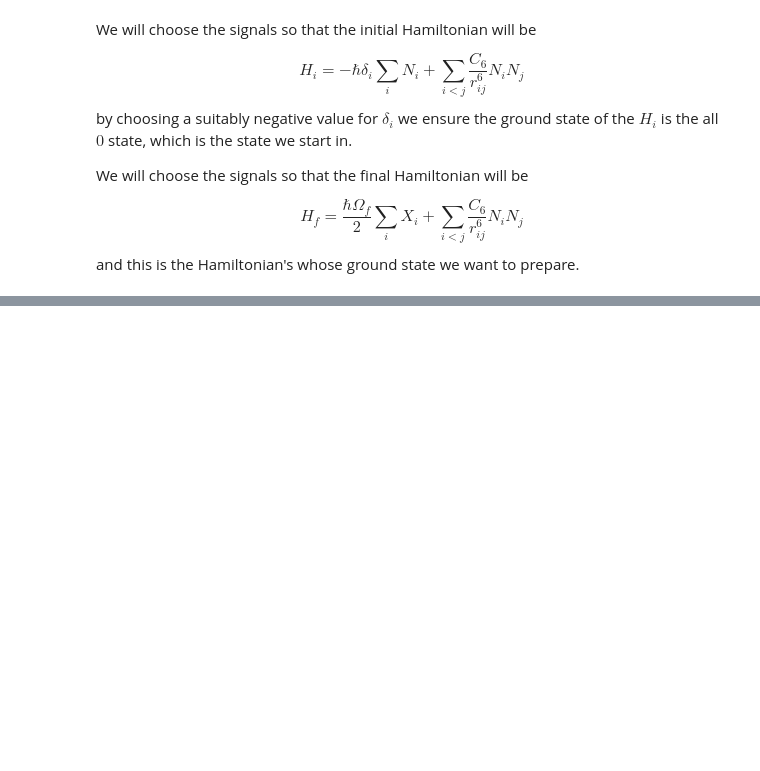
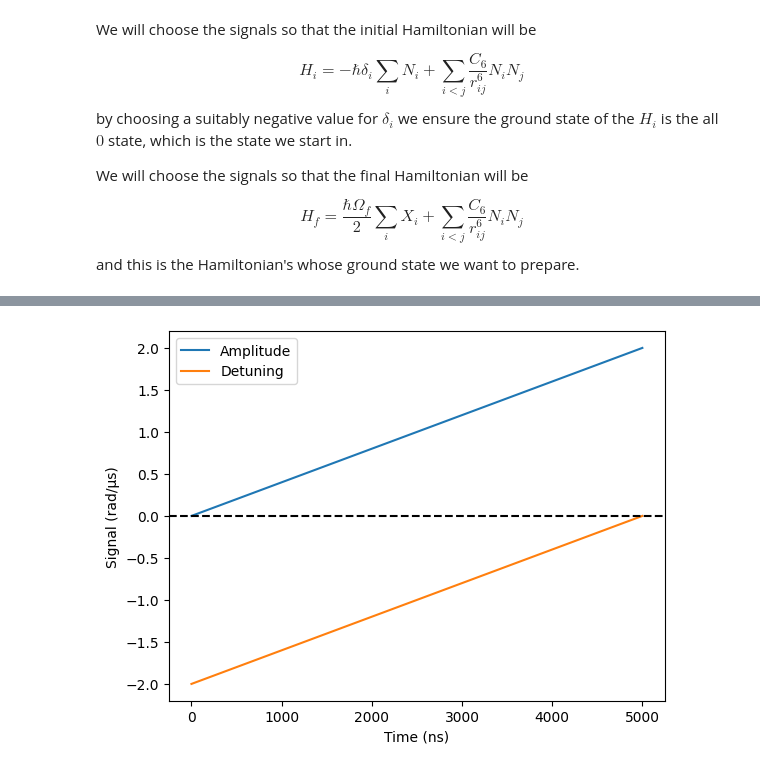
Before and after one commit to ICHEC/qse, a Jupyter notebook: docs/use-cases/adiabatic.ipynb, the cells around one changed output, grey strips where cells are left out. Saved outputs shown, nothing was run; the diff lists cells and outputs as text; code cells hidden in the pictures; blank space fills up the shorter version.

```diff
--- a/docs/use-cases/adiabatic.ipynb
+++ b/docs/use-cases/adiabatic.ipynb
@@ -39,15 +41,13 @@ qbits.draw(radius="nearest", units="µm")
 # %%
 duration = 5000  # ns
-amplitude = qse.Signal(np.linspace(0, omega_final, duration))
-detuning = qse.Signal(np.linspace(delta_initial, 0, duration))
+amplitude = qse.Signal(np.linspace(0, omega_final, duration), name="Amplitude")
+detuning = qse.Signal(np.linspace(delta_initial, 0, duration), name="Detuning")
+fig = qse.vis.draw_signal([amplitude, detuning], "ns", "rad/µs")
+plt.axhline(y=0, ls="--", c="k")
 
-plt.plot(amplitude.values, label="Amplitude")
-plt.plot(detuning.values, label="Detuning")
-plt.xlabel("Time (ns)")
-plt.ylabel("Signal (rad/µs)")
-plt.axhline(y=0, ls="--", c="k")
-plt.legend()
 plt.show()
+# %% [output]
+[figure, added]
 # %%
 calc = qse.calc.Qutip(qbits, amplitude, detuning)
 
```
Also changed, not shown: parts of 1 cell of this notebook, 3 other files.
